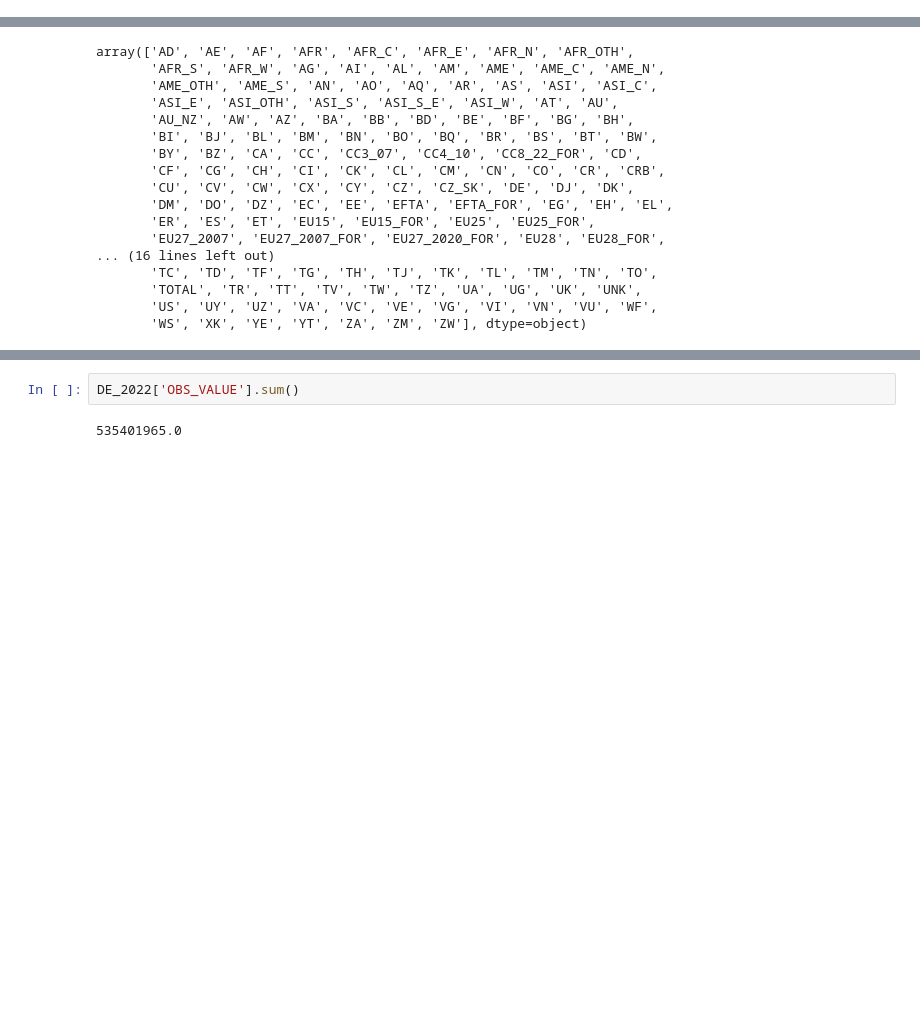
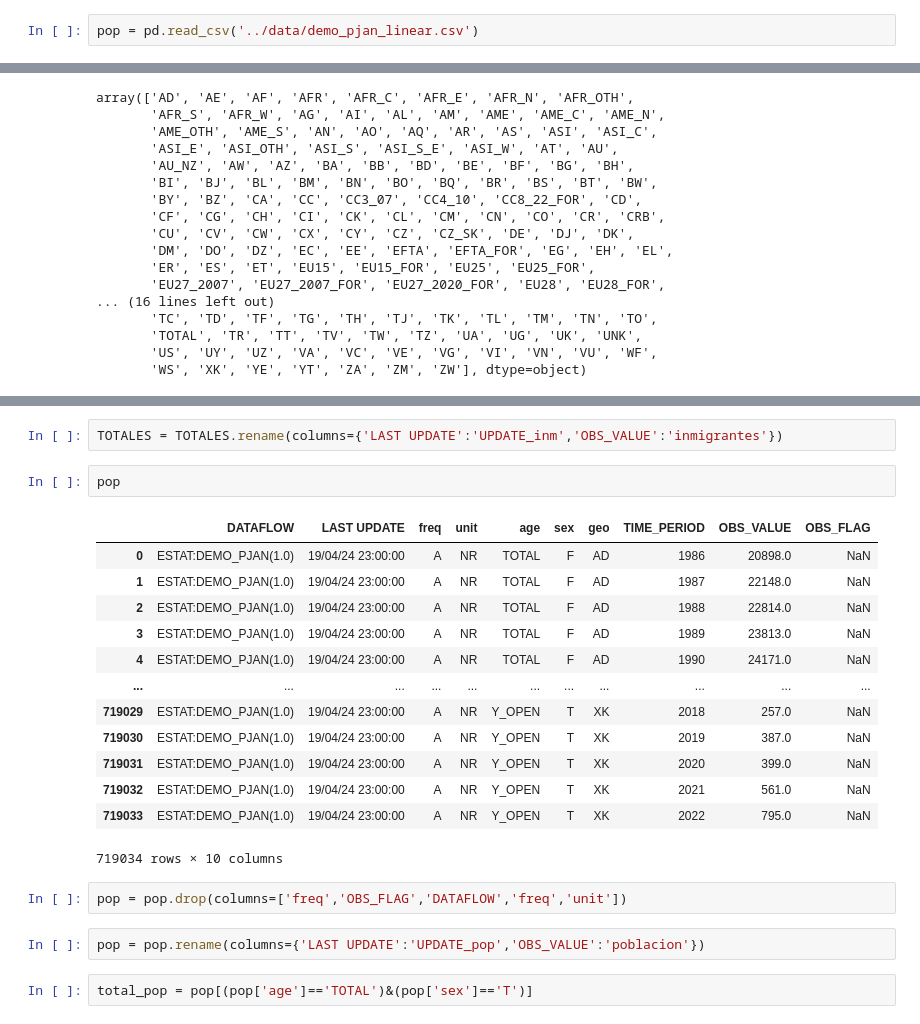
Before and after one commit to Gbau11/Inmigracion, a Jupyter notebook: code/Inmigracion.ipynb, the cells around one changed output, grey strips where cells are left out. Drawn from its saved outputs; the diff is of its cells as text; blank space fills up the shorter version.

```diff
--- a/code/Inmigracion.ipynb
+++ b/code/Inmigracion.ipynb
@@ -1,6 +1,8 @@
 # %%
 import pandas as pd
 pd.set_option('display.max_rows', 200)
+# %%
+pop = pd.read_csv('../data/demo_pjan_linear.csv')
 # %%
 df = pd.read_csv('../data/migr_pop3ctb_linear.csv')
 # %%
@@ -207,4 +88,24 @@ DE_2022.head(10)
-# %%
-DE_2022['OBS_VALUE'].sum()
-# %% [output]
-535401965.0
+# %%
+TOTALES = TOTALES.rename(columns={'LAST UPDATE':'UPDATE_inm','OBS_VALUE':'inmigrantes'})
+# %%
+pop
+# %% [output]
+|  | DATAFLOW | LAST UPDATE | freq | unit | age | sex | geo | TIME_PERIOD | OBS_VALUE | OBS_FLAG |
+| 0 | ESTAT:DEMO_PJAN(1.0) | 19/04/24 23:00:00 | A | NR | TOTAL | F | AD | 1986 | 20898.0 | NaN |
+| 1 | ESTAT:DEMO_PJAN(1.0) | 19/04/24 23:00:00 | A | NR | TOTAL | F | AD | 1987 | 22148.0 | NaN |
+| 2 | ESTAT:DEMO_PJAN(1.0) | 19/04/24 23:00:00 | A | NR | TOTAL | F | AD | 1988 | 22814.0 | NaN |
+| 3 | ESTAT:DEMO_PJAN(1.0) | 19/04/24 23:00:00 | A | NR | TOTAL | F | AD | 1989 | 23813.0 | NaN |
+| 4 | ESTAT:DEMO_PJAN(1.0) | 19/04/24 23:00:00 | A | NR | TOTAL | F | AD | 1990 | 24171.0 | NaN |
+| ... | ... | ... | ... | ... | ... | ... | ... | ... | ... | ... |
+| 719029 | ESTAT:DEMO_PJAN(1.0) | 19/04/24 23:00:00 | A | NR | Y_OPEN | T | XK | 2018 | 257.0 | NaN |
+| 719030 | ESTAT:DEMO_PJAN(1.0) | 19/04/24 23:00:00 | A | NR | Y_OPEN | T | XK | 2019 | 387.0 | NaN |
+| 719031 | ESTAT:DEMO_PJAN(1.0) | 19/04/24 23:00:00 | A | NR | Y_OPEN | T | XK | 2020 | 399.0 | NaN |
+| 719032 | ESTAT:DEMO_PJAN(1.0) | 19/04/24 23:00:00 | A | NR | Y_OPEN | T | XK | 2021 | 561.0 | NaN |
+| 719033 | ESTAT:DEMO_PJAN(1.0) | 19/04/24 23:00:00 | A | NR | Y_OPEN | T | XK | 2022 | 795.0 | NaN |
+719034 rows × 10 columns
+# %%
+pop = pop.drop(columns=['freq','OBS_FLAG','DATAFLOW','freq','unit'])
+# %%
+pop = pop.rename(columns={'LAST UPDATE':'UPDATE_pop','OBS_VALUE':'poblacion'})
+# %%
+total_pop = pop[(pop['age']=='TOTAL')&(pop['sex']=='T')]
```
Also changed, not shown: parts of 18 cells of this notebook, 1 other file.
